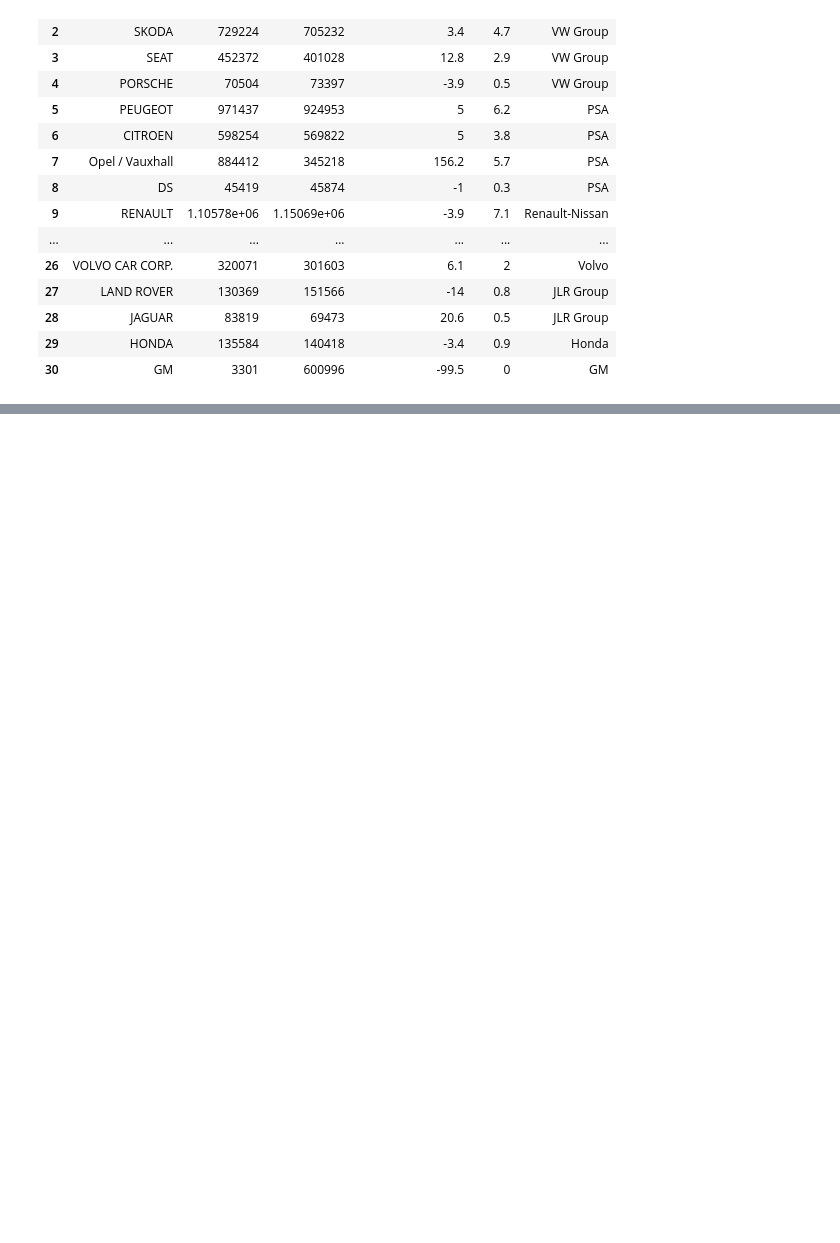
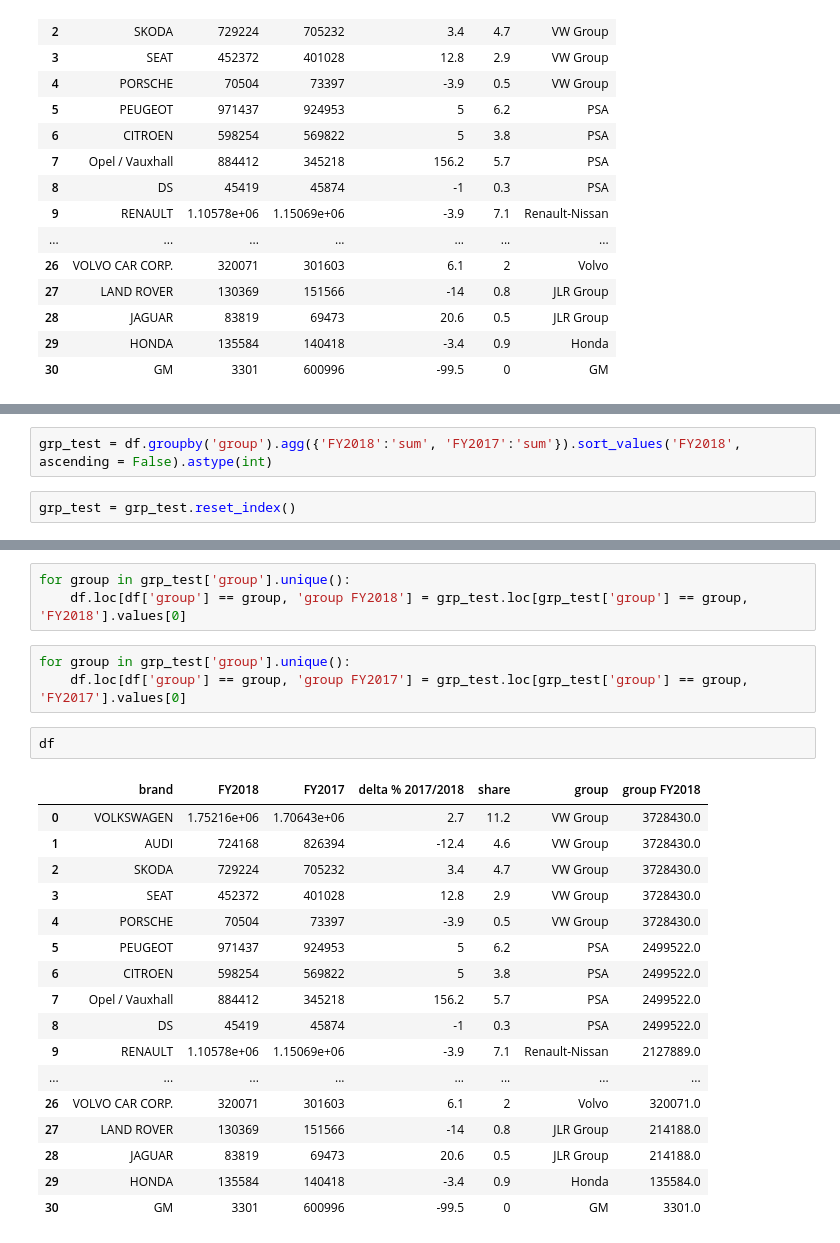
Before and after one commit to nebelgrau77/pandas-wrangling, a Jupyter notebook: scrape_car_volumes.ipynb, the cells around one changed output, grey strips where cells are left out. Drawn from its saved outputs; the diff is of its cells as text; blank space fills up the shorter version.

```diff
--- a/scrape_car_volumes.ipynb
+++ b/scrape_car_volumes.ipynb
@@ -204,0 +242,4 @@ df.groupby('group').agg({'FY2018':'sum', 'FY2017':'sum'}).sort_values('FY2018',
+# %%
+grp_test = df.groupby('group').agg({'FY2018':'sum', 'FY2017':'sum'}).sort_values('FY2018', ascending = False).astype(int)
+# %%
+grp_test = grp_test.reset_index()
@@ -204,0 +283,26 @@ df.groupby('group').agg({'FY2018':'sum', 'FY2017':'sum'}).sort_values('FY2018',
+# %%
+for group in grp_test['group'].unique():
+    df.loc[df['group'] == group, 'group FY2018'] = grp_test.loc[grp_test['group'] == group, 'FY2018'].values[0]
+# %%
+for group in grp_test['group'].unique():
+    df.loc[df['group'] == group, 'group FY2017'] = grp_test.loc[grp_test['group'] == group, 'FY2017'].values[0]
+# %%
+df
+# %% [output]
+|  | brand | FY2018 | FY2017 | delta % 2017/2018 | share | group | group FY2018 |
+| 0 | VOLKSWAGEN | 1.75216e+06 | 1.70643e+06 | 2.7 | 11.2 | VW Group | 3728430.0 |
+| 1 | AUDI | 724168 | 826394 | -12.4 | 4.6 | VW Group | 3728430.0 |
+| 2 | SKODA | 729224 | 705232 | 3.4 | 4.7 | VW Group | 3728430.0 |
+| 3 | SEAT | 452372 | 401028 | 12.8 | 2.9 | VW Group | 3728430.0 |
+| 4 | PORSCHE | 70504 | 73397 | -3.9 | 0.5 | VW Group | 3728430.0 |
+| 5 | PEUGEOT | 971437 | 924953 | 5 | 6.2 | PSA | 2499522.0 |
+| 6 | CITROEN | 598254 | 569822 | 5 | 3.8 | PSA | 2499522.0 |
+| 7 | Opel / Vauxhall | 884412 | 345218 | 156.2 | 5.7 | PSA | 2499522.0 |
+| 8 | DS | 45419 | 45874 | -1 | 0.3 | PSA | 2499522.0 |
+| 9 | RENAULT | 1.10578e+06 | 1.15069e+06 | -3.9 | 7.1 | Renault-Nissan | 2127889.0 |
+| ... | ... | ... | ... | ... | ... | ... | ... |
+| 26 | VOLVO CAR CORP. | 320071 | 301603 | 6.1 | 2 | Volvo | 320071.0 |
+| 27 | LAND ROVER | 130369 | 151566 | -14 | 0.8 | JLR Group | 214188.0 |
+| 28 | JAGUAR | 83819 | 69473 | 20.6 | 0.5 | JLR Group | 214188.0 |
+| 29 | HONDA | 135584 | 140418 | -3.4 | 0.9 | Honda | 135584.0 |
+| 30 | GM | 3301 | 600996 | -99.5 | 0 | GM | 3301.0 |
```
Also changed, not shown: parts of 13 cells of this notebook.
